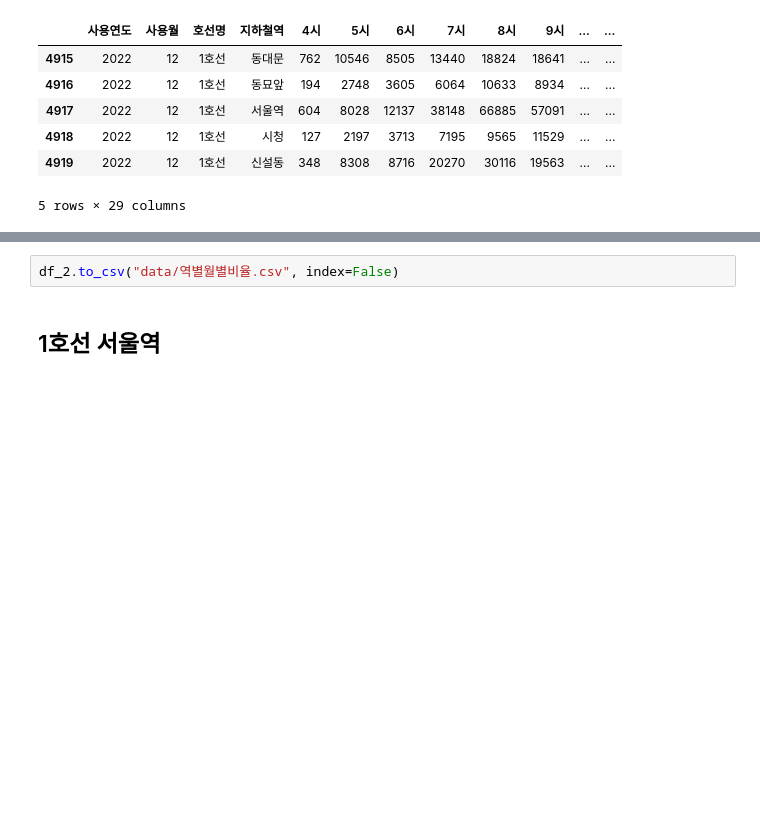
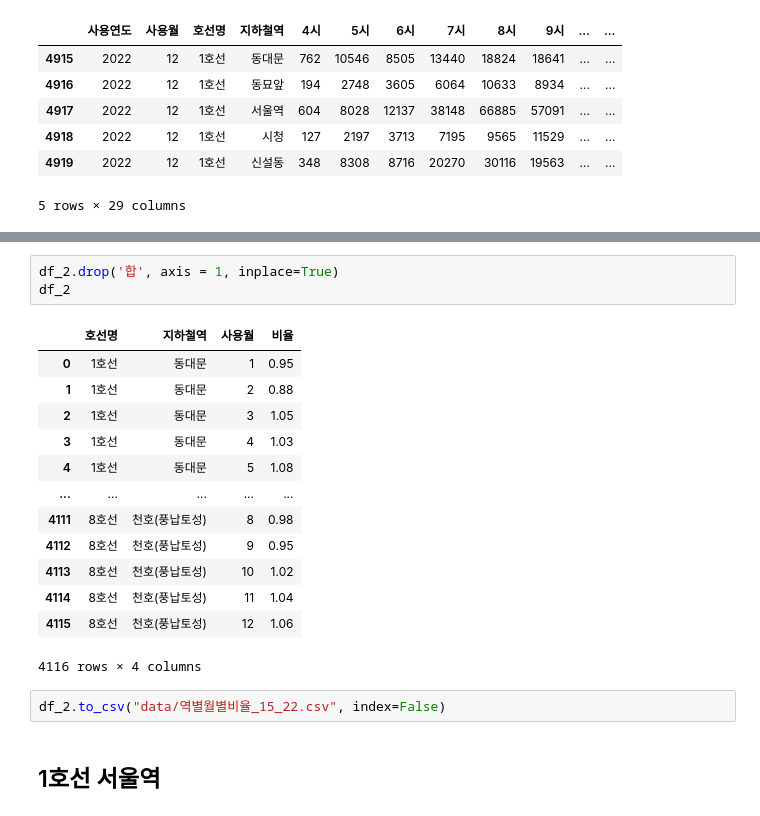
Before and after one commit to SSolLEE/tempProject, a Jupyter notebook: python/crawling/semi/역별월별비율.ipynb, the cells around one changed output, grey strips where cells are left out. Cells and saved outputs as stored; diff of their text form; blank space fills up the shorter version.

```diff
--- a/python/crawling/semi/역별월별비율.ipynb
+++ b/python/crawling/semi/역별월별비율.ipynb
@@ -157,5 +179,22 @@ df_2
+# %%
+df_2.drop('합', axis = 1, inplace=True)
+df_2
+# %% [output]
+|  | 호선명 | 지하철역 | 사용월 | 비율 |
+| 0 | 1호선 | 동대문 | 1 | 0.95 |
+| 1 | 1호선 | 동대문 | 2 | 0.88 |
+| 2 | 1호선 | 동대문 | 3 | 1.05 |
+| 3 | 1호선 | 동대문 | 4 | 1.03 |
+| 4 | 1호선 | 동대문 | 5 | 1.08 |
+| ... | ... | ... | ... | ... |
+| 4111 | 8호선 | 천호(풍납토성) | 8 | 0.98 |
+| 4112 | 8호선 | 천호(풍납토성) | 9 | 0.95 |
+| 4113 | 8호선 | 천호(풍납토성) | 10 | 1.02 |
+| 4114 | 8호선 | 천호(풍납토성) | 11 | 1.04 |
+| 4115 | 8호선 | 천호(풍납토성) | 12 | 1.06 |
+4116 rows × 4 columns
 # %%
-df_2.to_csv("data/역별월별비율.csv", index=False)
+df_2.to_csv("data/역별월별비율_15_22.csv", index=False)
 # %% [markdown]
 ## 1호선 서울역
 # %%
```
Also changed, not shown: parts of 9 cells of this notebook, 22 other files.
